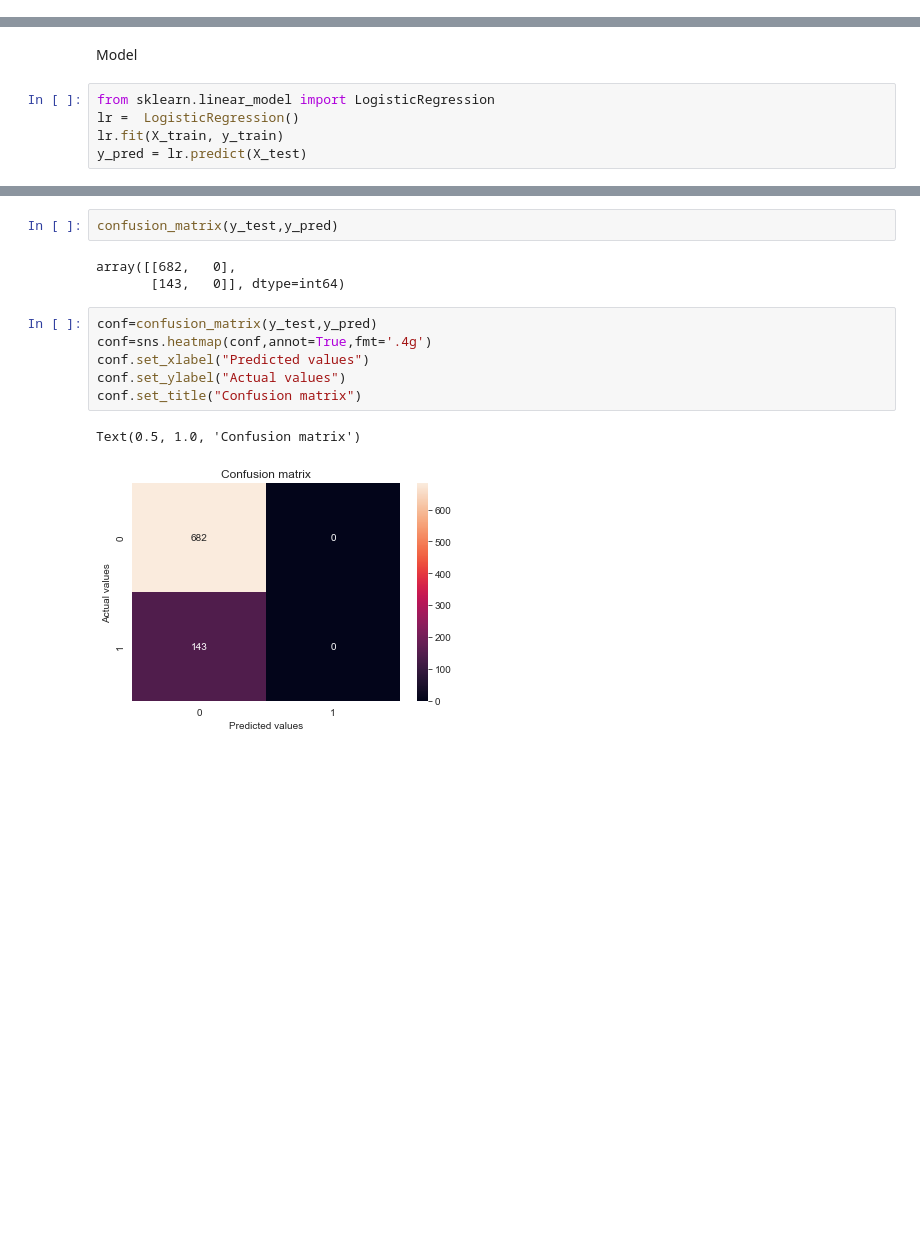
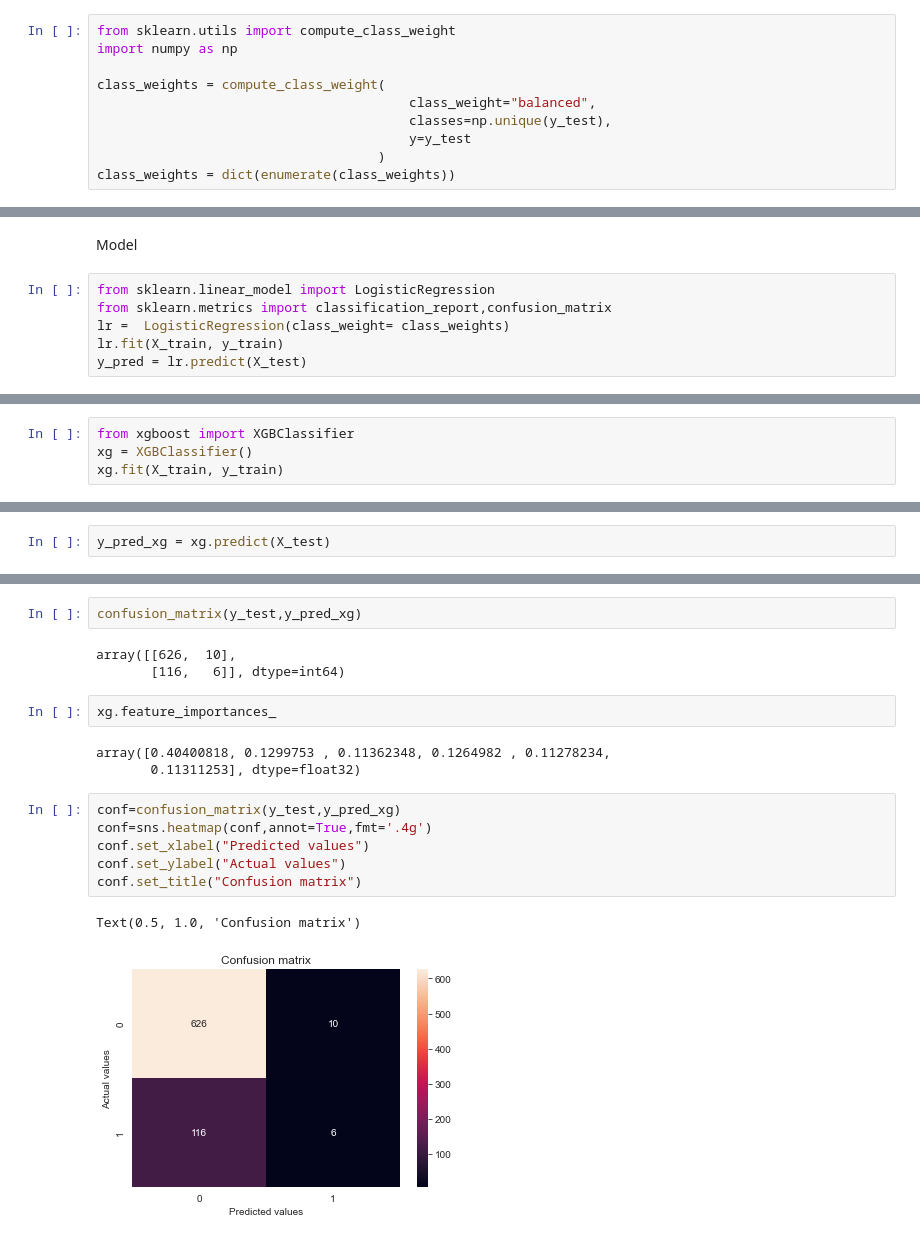
Before and after one commit to Tejasva99/dsProject, a Jupyter notebook: DxFactor_1/Dx.ipynb, the cells around one changed output, grey strips where cells are left out. Saved outputs shown, nothing was run; the diff lists cells and outputs as text; blank space fills up the shorter version.

```diff
--- a/DxFactor_1/Dx.ipynb
+++ b/DxFactor_1/Dx.ipynb
@@ -181,0 +260,10 @@ X_train, X_test, y_train, y_test = train_test_split(X, y, test_size = 0.33, rand
+# %%
+from sklearn.utils import compute_class_weight
+import numpy as np
+
+class_weights = compute_class_weight(
+                                        class_weight="balanced",
+                                        classes=np.unique(y_test),
+                                        y=y_test
+                                    )
+class_weights = dict(enumerate(class_weights))
@@ -183,6 +275,7 @@ X_train, X_test, y_train, y_test = train_test_split(X, y, test_size = 0.33, rand
 Model
 # %%
 from sklearn.linear_model import LogisticRegression
-lr =  LogisticRegression()
+from sklearn.metrics import classification_report,confusion_matrix
+lr =  LogisticRegression(class_weight= class_weights)
 lr.fit(X_train, y_train)
 y_pred = lr.predict(X_test)
@@ -205,0 +304,4 @@ array([[-0.72282061,  0.02999654, -0.21703904,  0.04907017, -0.0125698 ,
+# %%
+from xgboost import XGBClassifier
+xg = XGBClassifier()
+xg.fit(X_train, y_train)
@@ -205,0 +319,2 @@ array([[-0.72282061,  0.02999654, -0.21703904,  0.04907017, -0.0125698 ,
+# %%
+y_pred_xg = xg.predict(X_test)
@@ -206,15 +333,20 @@ array([[-0.72282061,  0.02999654, -0.21703904,  0.04907017, -0.0125698 ,
 # %%
-confusion_matrix(y_test,y_pred)
+confusion_matrix(y_test,y_pred_xg)
 # %% [output]
-array([[682,   0],
-       [143,   0]], dtype=int64)
+array([[626,  10],
+       [116,   6]], dtype=int64)
+# %%
+xg.feature_importances_
+# %% [output]
+array([0.40400818, 0.1299753 , 0.11362348, 0.1264982 , 0.11278234,
+       0.11311253], dtype=float32)
 # %%
-conf=confusion_matrix(y_test,y_pred)
+conf=confusion_matrix(y_test,y_pred_xg)
 conf=sns.heatmap(conf,annot=True,fmt='.4g')
 conf.set_xlabel("Predicted values")
 conf.set_ylabel("Actual values")
 conf.set_title("Confusion matrix")
 # %% [output]
 Text(0.5, 1.0, 'Confusion matrix')
-[figure, old version]
+[figure, new version]
 # %%
```
Also changed, not shown: parts of 49 cells of this notebook, 1 other file.
